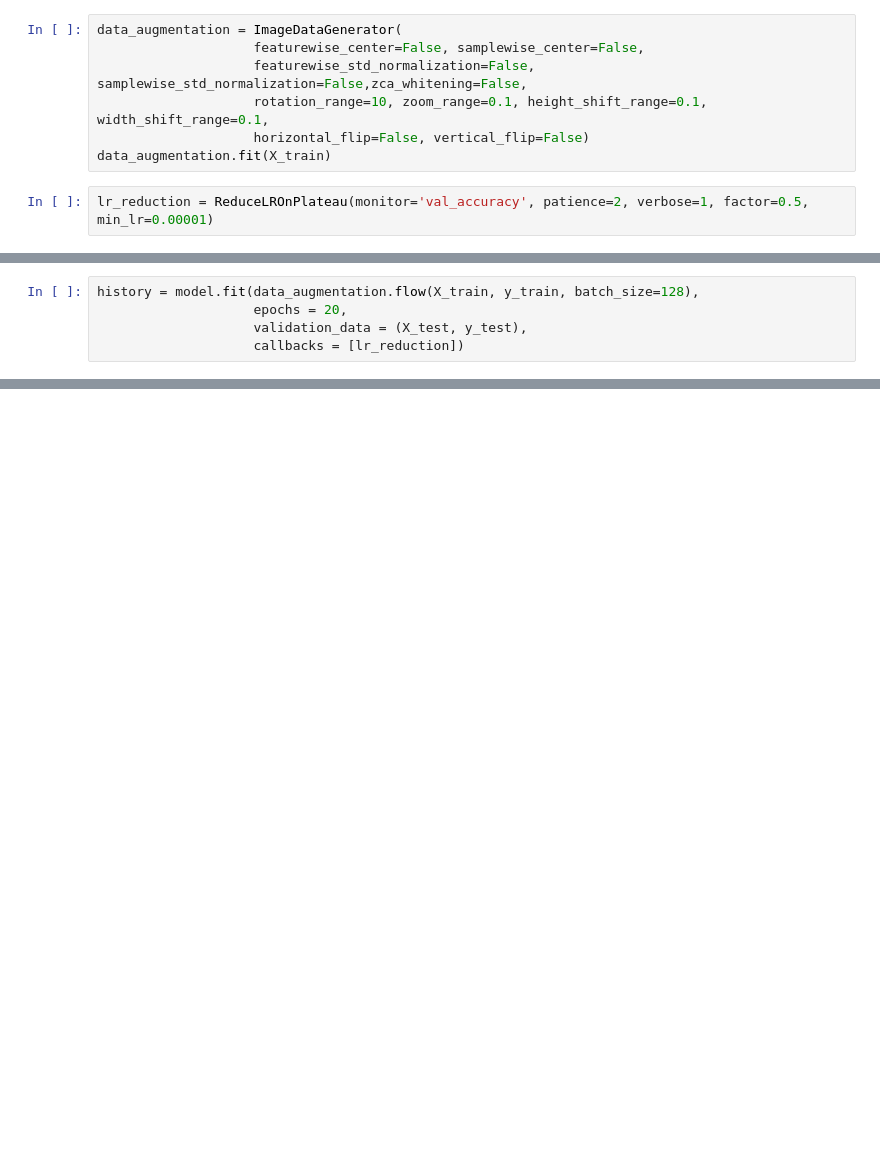
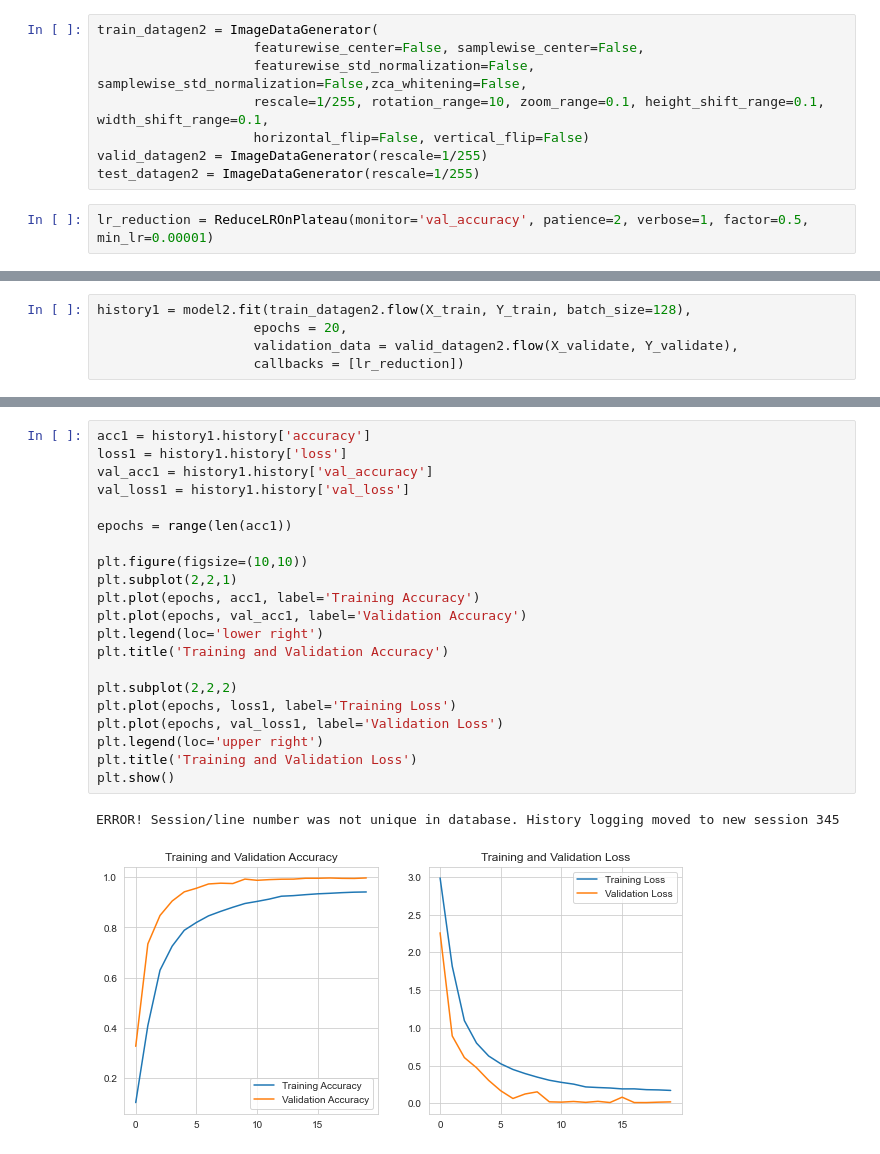
Before and after one commit to Sperodvd/Capstone-Project-II, a Jupyter notebook: Untitled.ipynb, the cells around one changed output, grey strips where cells are left out. Cells and saved outputs as stored; diff of their text form; blank space fills up the shorter version.

```diff
--- a/Untitled.ipynb
+++ b/Untitled.ipynb
@@ -86,10 +205,11 @@ sns.countplot(x='label', data=train_df, palette='Set3')
 # %%
-data_augmentation = ImageDataGenerator(
+train_datagen2 = ImageDataGenerator(
                     featurewise_center=False, samplewise_center=False,
                     featurewise_std_normalization=False, samplewise_std_normalization=False,zca_whitening=False,
-                    rotation_range=10, zoom_range=0.1, height_shift_range=0.1, width_shift_range=0.1,
+                    rescale=1/255, rotation_range=10, zoom_range=0.1, height_shift_range=0.1, width_shift_range=0.1,
                     horizontal_flip=False, vertical_flip=False)
-data_augmentation.fit(X_train)
+valid_datagen2 = ImageDataGenerator(rescale=1/255)
+test_datagen2 = ImageDataGenerator(rescale=1/255)
 # %%
 lr_reduction = ReduceLROnPlateau(monitor='val_accuracy', patience=2, verbose=1, factor=0.5, min_lr=0.00001)
 # %%
@@ -129,9 +256,9 @@ Trainable params: 86,041
 Non-trainable params: 0
 _________________________________________________________________
 # %%
-history = model.fit(data_augmentation.flow(X_train, y_train, batch_size=128),
+history1 = model2.fit(train_datagen2.flow(X_train, Y_train, batch_size=128),
                     epochs = 20,
-                    validation_data = (X_test, y_test),
+                    validation_data = valid_datagen2.flow(X_validate, Y_validate),
                     callbacks = [lr_reduction])
 # %% [output]
 Epoch 1/20
@@ -153,0 +289,24 @@ Epoch 20/20
+# %%
+acc1 = history1.history['accuracy']
+loss1 = history1.history['loss']
+val_acc1 = history1.history['val_accuracy']
+val_loss1 = history1.history['val_loss']
+
+epochs = range(len(acc1))
+
+plt.figure(figsize=(10,10))
+plt.subplot(2,2,1)
+plt.plot(epochs, acc1, label='Training Accuracy')
+plt.plot(epochs, val_acc1, label='Validation Accuracy')
+plt.legend(loc='lower right')
+plt.title('Training and Validation Accuracy')
+
+plt.subplot(2,2,2)
+plt.plot(epochs, loss1, label='Training Loss')
+plt.plot(epochs, val_loss1, label='Validation Loss')
+plt.legend(loc='upper right')
+plt.title('Training and Validation Loss')
+plt.show()
+# %% [output]
+ERROR! Session/line number was not unique in database. History logging moved to new session 345
+[figure, added]
```
Also changed, not shown: parts of 15 cells of this notebook.
